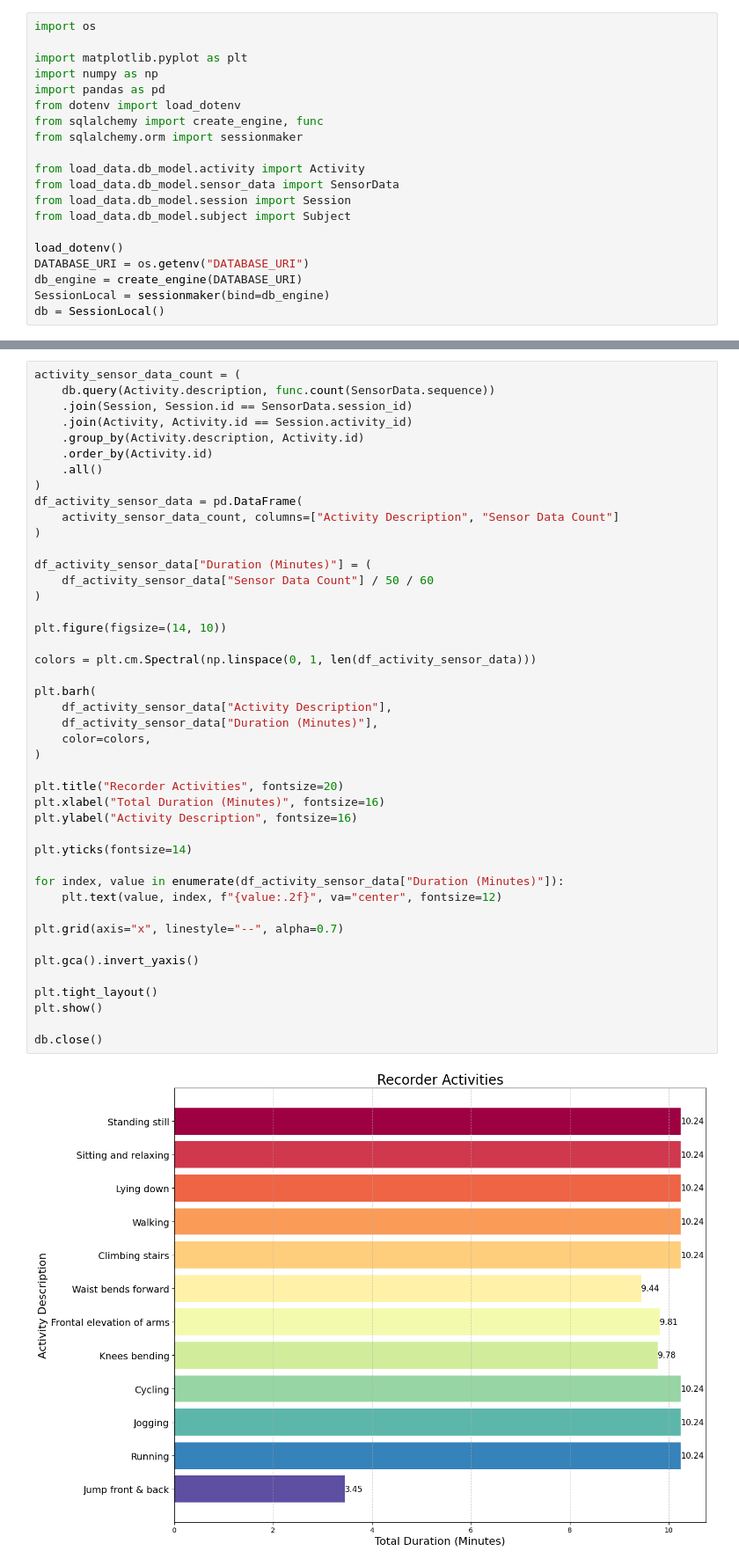
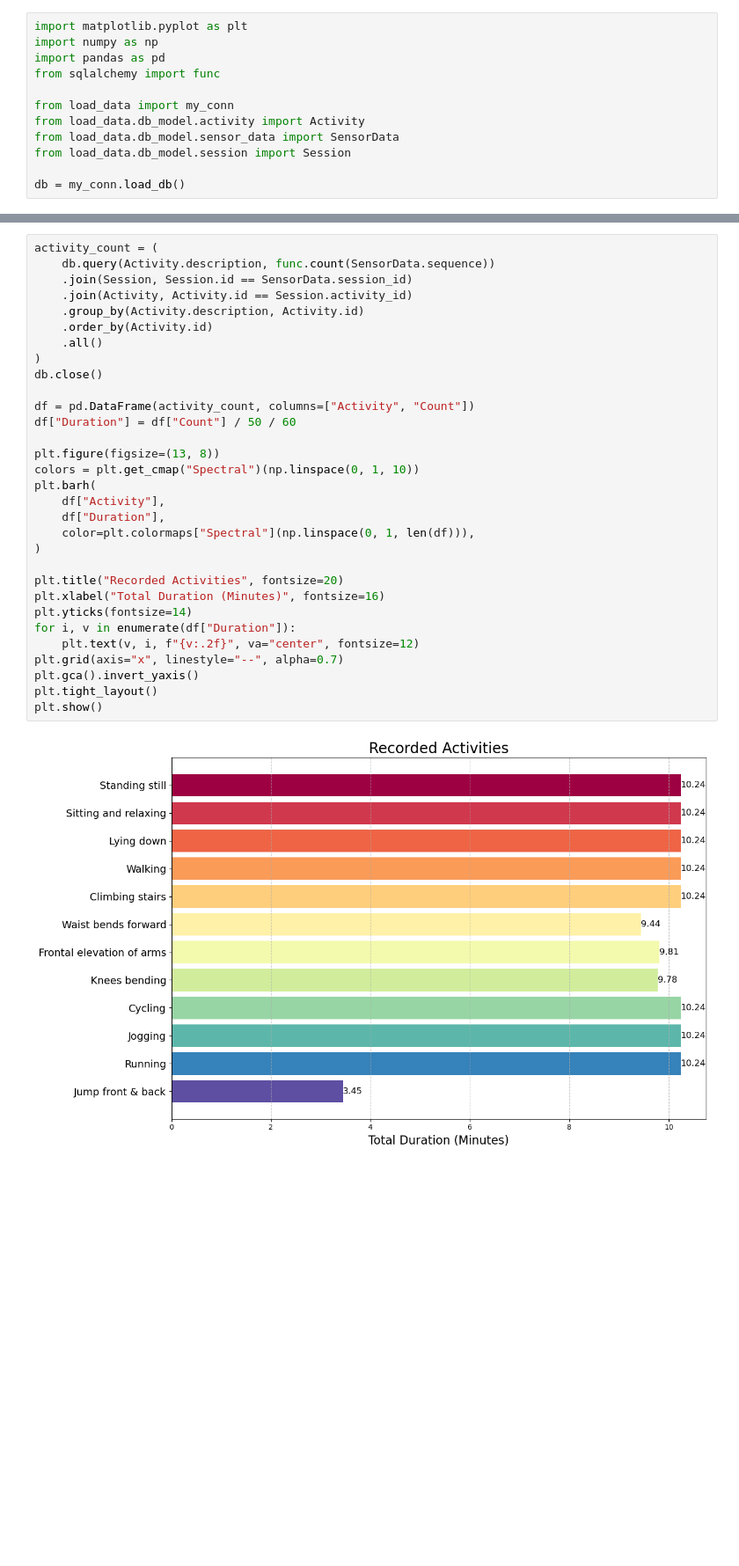
Before and after one commit to mdarnowski/mhealth_masters, a Jupyter notebook: analysis/ds_vis.ipynb, the cells around one changed output, grey strips where cells are left out. Shown: that part at 88% size. Drawn from its saved outputs; the diff is of its cells as text; blank space fills up the shorter version.

Commit message:
opt, refactor, db visualization added

```diff
--- a/analysis/ds_vis.ipynb
+++ b/analysis/ds_vis.ipynb
@@ -1,22 +1,14 @@
 # %%
-import os
-
 import matplotlib.pyplot as plt
 import numpy as np
 import pandas as pd
-from dotenv import load_dotenv
-from sqlalchemy import create_engine, func
-from sqlalchemy.orm import sessionmaker
+from sqlalchemy import func
 
+from load_data import my_conn
 from load_data.db_model.activity import Activity
 from load_data.db_model.sensor_data import SensorData
 from load_data.db_model.session import Session
-from load_data.db_model.subject import Subject
 
-load_dotenv()
-DATABASE_URI = os.getenv("DATABASE_URI")
-db_engine = create_engine(DATABASE_URI)
-SessionLocal = sessionmaker(bind=db_engine)
-db = SessionLocal()
+db = my_conn.load_db()
 # %%
 sensor_data_count = (
@@ -49,48 +38,35 @@ Subject_ID  SensorData_Count
         10             33690
      Total            343195
 # %%
-activity_sensor_data_count = (
+activity_count = (
     db.query(Activity.description, func.count(SensorData.sequence))
     .join(Session, Session.id == SensorData.session_id)
     .join(Activity, Activity.id == Session.activity_id)
     .group_by(Activity.description, Activity.id)
     .order_by(Activity.id)
     .all()
 )
-df_activity_sensor_data = pd.DataFrame(
-    activity_sensor_data_count, columns=["Activity Description", "Sensor Data Count"]
+db.close()
+
+df = pd.DataFrame(activity_count, columns=["Activity", "Count"])
+df["Duration"] = df["Count"] / 50 / 60
+
+plt.figure(figsize=(13, 8))
+colors = plt.get_cmap("Spectral")(np.linspace(0, 1, 10))
+plt.barh(
+    df["Activity"],
+    df["Duration"],
+    color=plt.colormaps["Spectral"](np.linspace(0, 1, len(df))),
 )
 
-df_activity_sensor_data["Duration (Minutes)"] = (
-    df_activity_sensor_data["Sensor Data Count"] / 50 / 60
-)
-
-plt.figure(figsize=(14, 10))
-
-colors = plt.cm.Spectral(np.linspace(0, 1, len(df_activity_sensor_data)))
-
-plt.barh(
-    df_activity_sensor_data["Activity Description"],
-    df_activity_sensor_data["Duration (Minutes)"],
-    color=colors,
-)
-
-plt.title("Recorder Activities", fontsize=20)
+plt.title("Recorded Activities", fontsize=20)
 plt.xlabel("Total Duration (Minutes)", fontsize=16)
-plt.ylabel("Activity Description", fontsize=16)
-
 plt.yticks(fontsize=14)
-
-for index, value in enumerate(df_activity_sensor_data["Duration (Minutes)"]):
-    plt.text(value, index, f"{value:.2f}", va="center", fontsize=12)
-
+for i, v in enumerate(df["Duration"]):
+    plt.text(v, i, f"{v:.2f}", va="center", fontsize=12)
 plt.grid(axis="x", linestyle="--", alpha=0.7)
-
 plt.gca().invert_yaxis()
-
 plt.tight_layout()
 plt.show()
-
-db.close()
 # %% [output]
-[figure, old version]
+[figure, new version]
```
Also changed, not shown: parts of 2 cells of this notebook, 6 other files.
